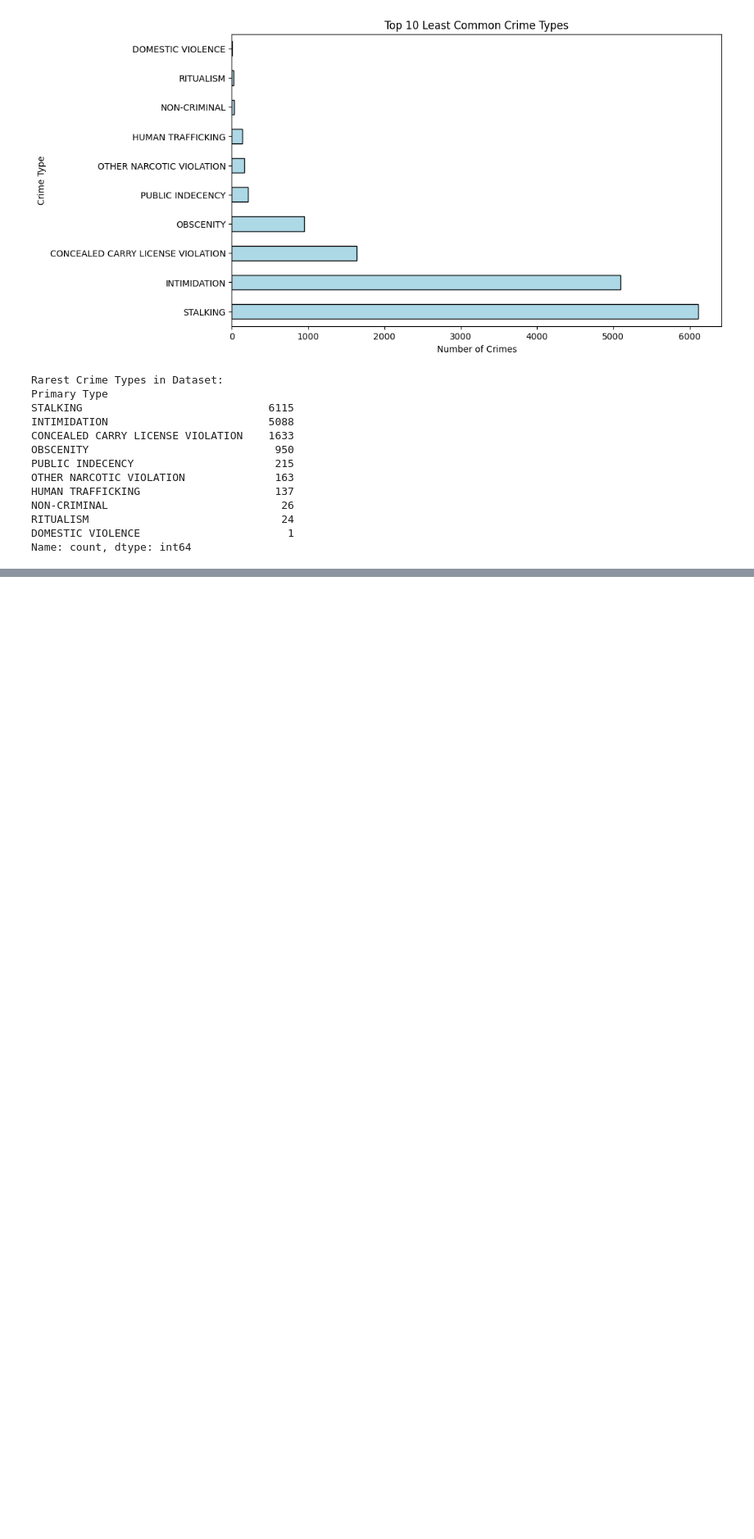
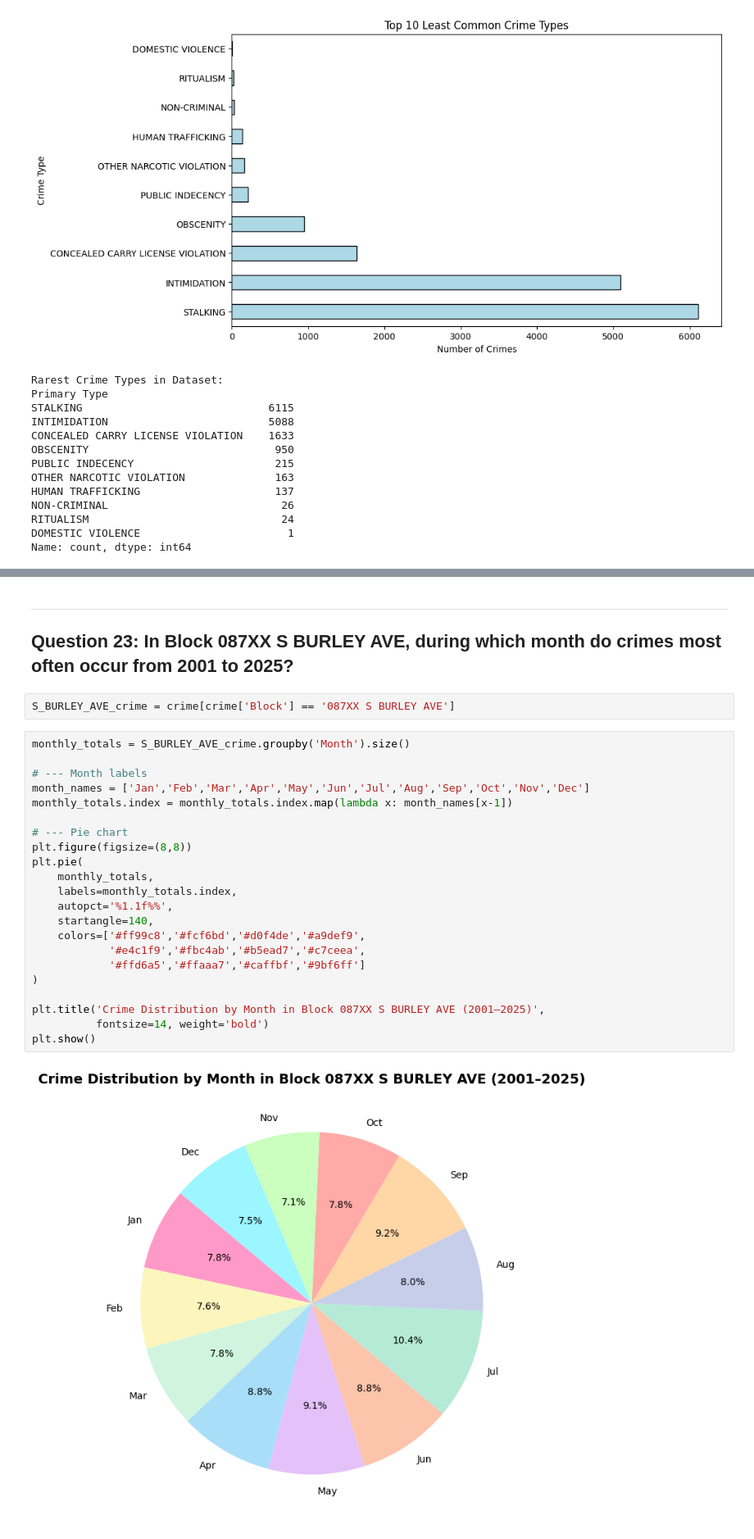
Before and after one commit to trishannehui/MIDTERM_HANDSON, a Jupyter notebook: AMARILLO_HANDSON.ipynb, the cells around one changed output, grey strips where cells are left out. Shown at 82% size. Drawn from its saved outputs; the diff is of its cells as text; blank space fills up the shorter version.

```diff
--- a/AMARILLO_HANDSON.ipynb
+++ b/AMARILLO_HANDSON.ipynb
@@ -546,0 +641,29 @@ Name: count, dtype: int64
+# %% [markdown]
+<hr>
+<h2>Question 23: In Block 087XX S BURLEY AVE, during which month do crimes most often occur from 2001 to 2025?</h2>
+# %%
+S_BURLEY_AVE_crime = crime[crime['Block'] == '087XX S BURLEY AVE']
+# %%
+monthly_totals = S_BURLEY_AVE_crime.groupby('Month').size()
+
+# --- Month labels
+month_names = ['Jan','Feb','Mar','Apr','May','Jun','Jul','Aug','Sep','Oct','Nov','Dec']
+monthly_totals.index = monthly_totals.index.map(lambda x: month_names[x-1])
+
+# --- Pie chart
+plt.figure(figsize=(8,8))
+plt.pie(
+    monthly_totals,
+    labels=monthly_totals.index,
+    autopct='%1.1f%%',
+    startangle=140,
+    colors=['#ff99c8','#fcf6bd','#d0f4de','#a9def9',
+            '#e4c1f9','#fbc4ab','#b5ead7','#c7ceea',
+            '#ffd6a5','#ffaaa7','#caffbf','#9bf6ff']
+)
+
+plt.title('Crime Distribution by Month in Block 087XX S BURLEY AVE (2001–2025)',
+          fontsize=14, weight='bold')
+plt.show()
+# %% [output]
+[figure, added]
```
Also changed, not shown: parts of 40 cells of this notebook, 1 other file.
